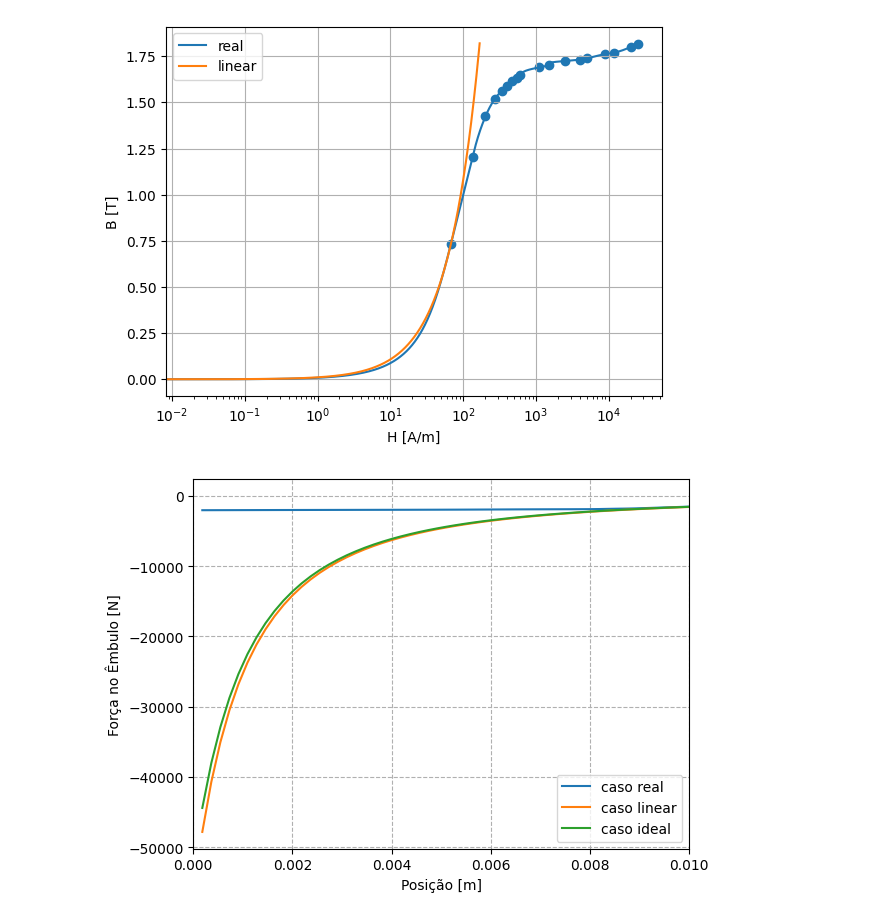
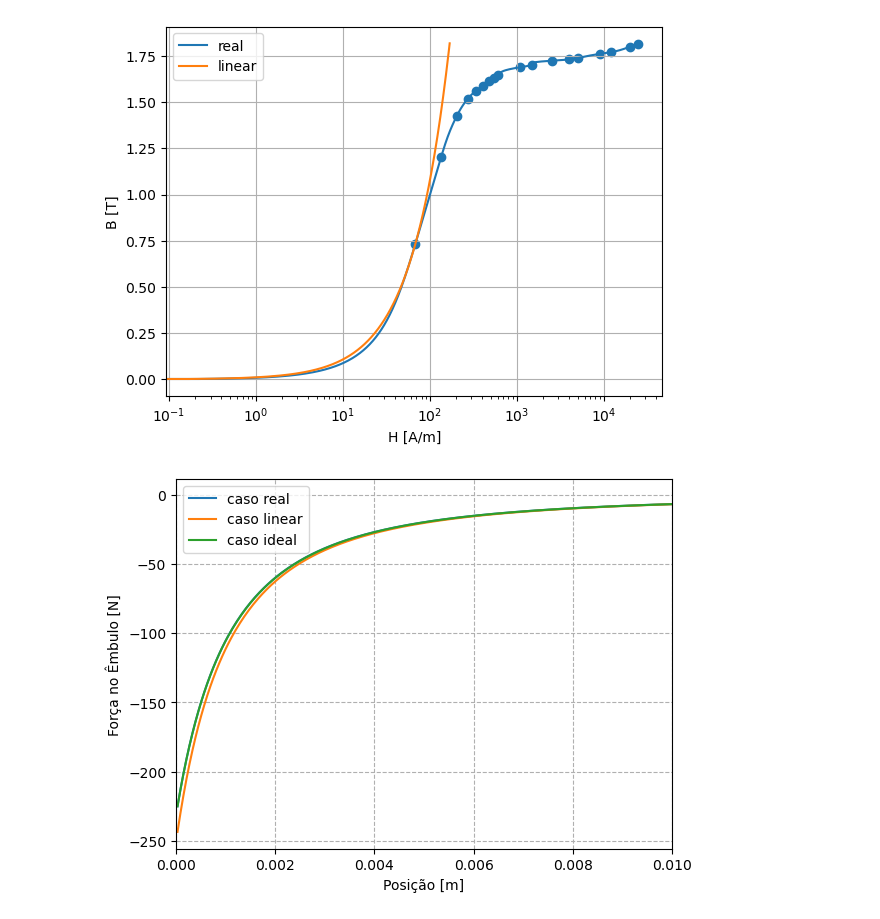
Before and after one commit to Danilo0liveira/conversao-eletromecanica, a Jupyter notebook: ex01.ipynb, the cells around one changed output. Drawn from its saved outputs; the diff is of its cells as text; code cells hidden in the pictures.

```diff
--- a/ex01.ipynb
+++ b/ex01.ipynb
@@ -6,15 +6,15 @@ import scipy as sp
 from scipy.misc import derivative
 # %%
 N = 1000
-NUMERO_DE_PONTOS = 10000
+NUMERO_DE_PONTOS = 1000
 A = 16e-4
 
-pos = np.arange(0, 1.82, 1.82/NUMERO_DE_PONTOS)
+pos = np.arange(0, 0.030, 0.030/NUMERO_DE_PONTOS)
 lc = 0.70 - pos
 f = -102.04e-5/(pos + 2e-3)**2
 g0 = 2e-3
 u0 = 4e-7*np.pi
-CORRENTE_BOBINA = 5
+CORRENTE_BOBINA = [1, 5, 15]
 # %%
 
 
@@ -109,5 +109,5 @@ plt.grid()
 plt.legend()
 plt.show()
 # %% [output]
-[figure, old version]
+[figure, new version]
 # %%
@@ -136,14 +138,18 @@ forca_ideal = derivative(interp1d(pos, wc_linear, fill_value='extrapolate'), pos
+# %%
+forca_real_1, forca_linear_1, forca_ideal_1 = forca_magnetica(corrente_bobina=1)
+forca_real_5, forca_linear_5, forca_ideal_5 = forca_magnetica(corrente_bobina=5)
+forca_real_15, forca_linear_15, forca_ideal_15 = forca_magnetica(corrente_bobina=15)
 # %%
 plt.ylabel('Força no Êmbulo [N]')
 plt.xlabel('Posição [m]')
 plt.xlim([0, 0.010])
 
-plt.plot(pos, forca_real, label='caso real')
-plt.plot(pos, forca_linear, label='caso linear')
-plt.plot(pos, forca_ideal, label='caso ideal')
+plt.plot(pos, forca_real_1, label='caso real')
+plt.plot(pos, forca_linear_1, label='caso linear')
+plt.plot(pos, forca_ideal_1, label='caso ideal')
 
 plt.grid(linestyle='--')
 plt.legend()
 plt.show()
 # %% [output]
-[figure, old version]
+[figure, new version]
```
Also changed, not shown: parts of 10 cells of this notebook.
